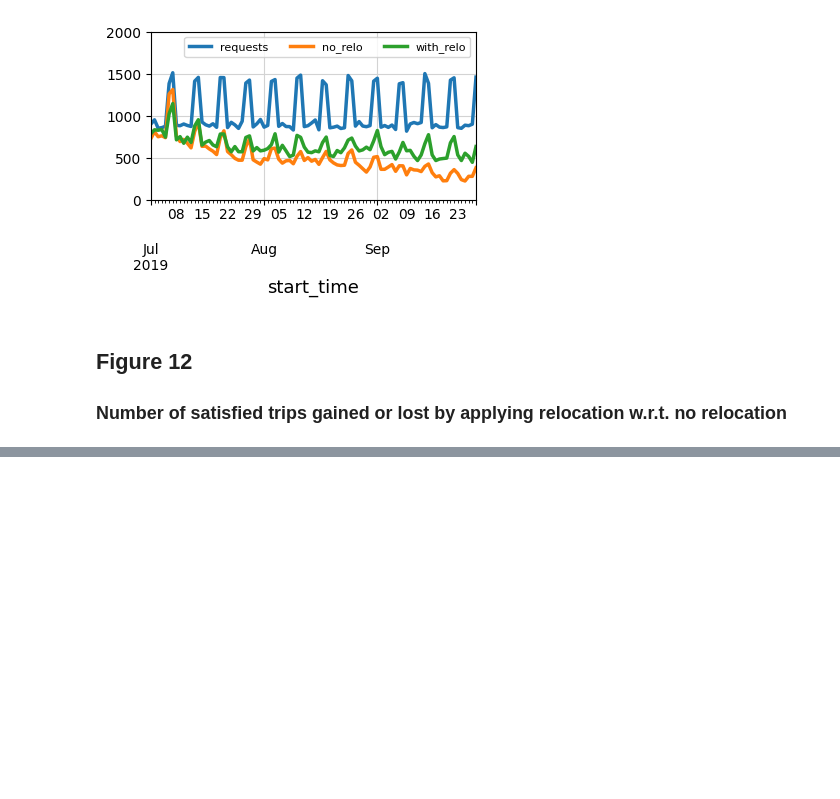
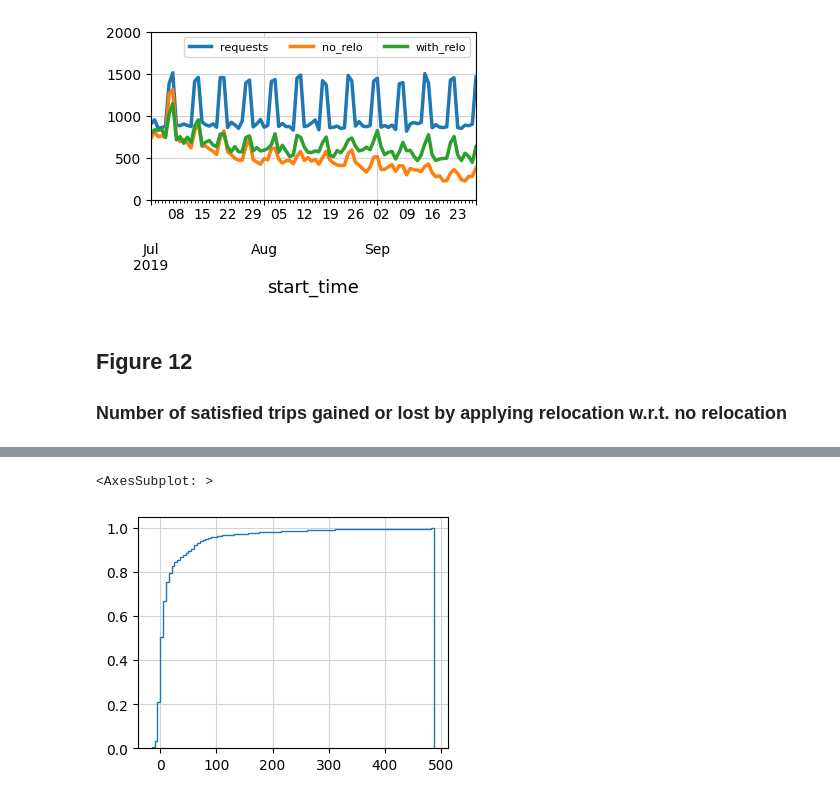
Before and after one commit to SmartData-Polito/odysseus, a Jupyter notebook: paper_figures.ipynb, the cells around one changed output, grey strips where cells are left out. Saved outputs shown, nothing was run; the diff lists cells and outputs as text; code cells hidden in the pictures; blank space fills up the shorter version.

```diff
--- a/paper_figures.ipynb
+++ b/paper_figures.ipynb
@@ -317,0 +334,5 @@ plt.close()
+# %%
+grid["unsat_delta"].hist(bins=100, cumulative=True, density=True, histtype='step')
+# %% [output]
+<AxesSubplot: >
+[figure, added]
```
Also changed, not shown: parts of 5 cells of this notebook, 5 other files.
